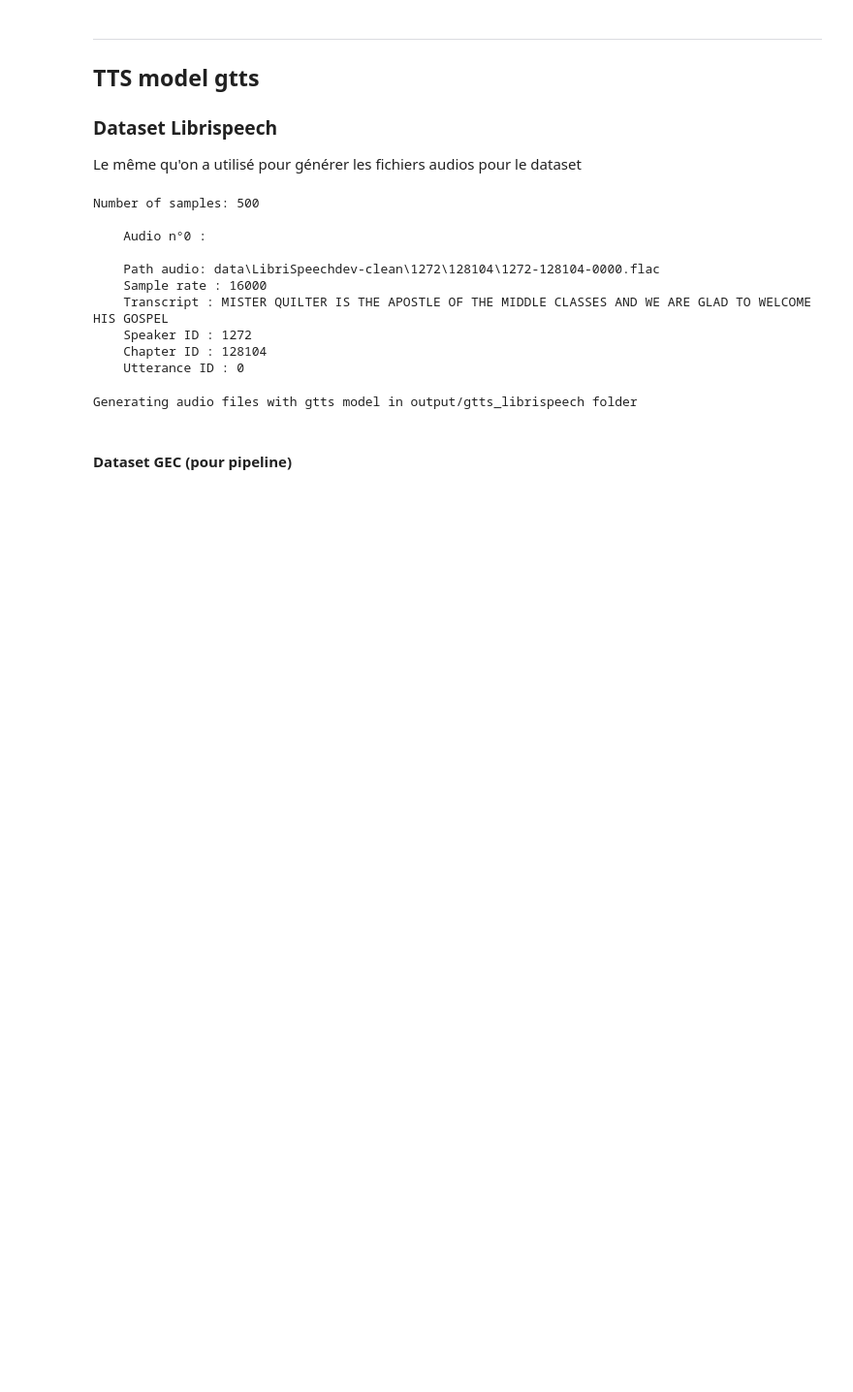
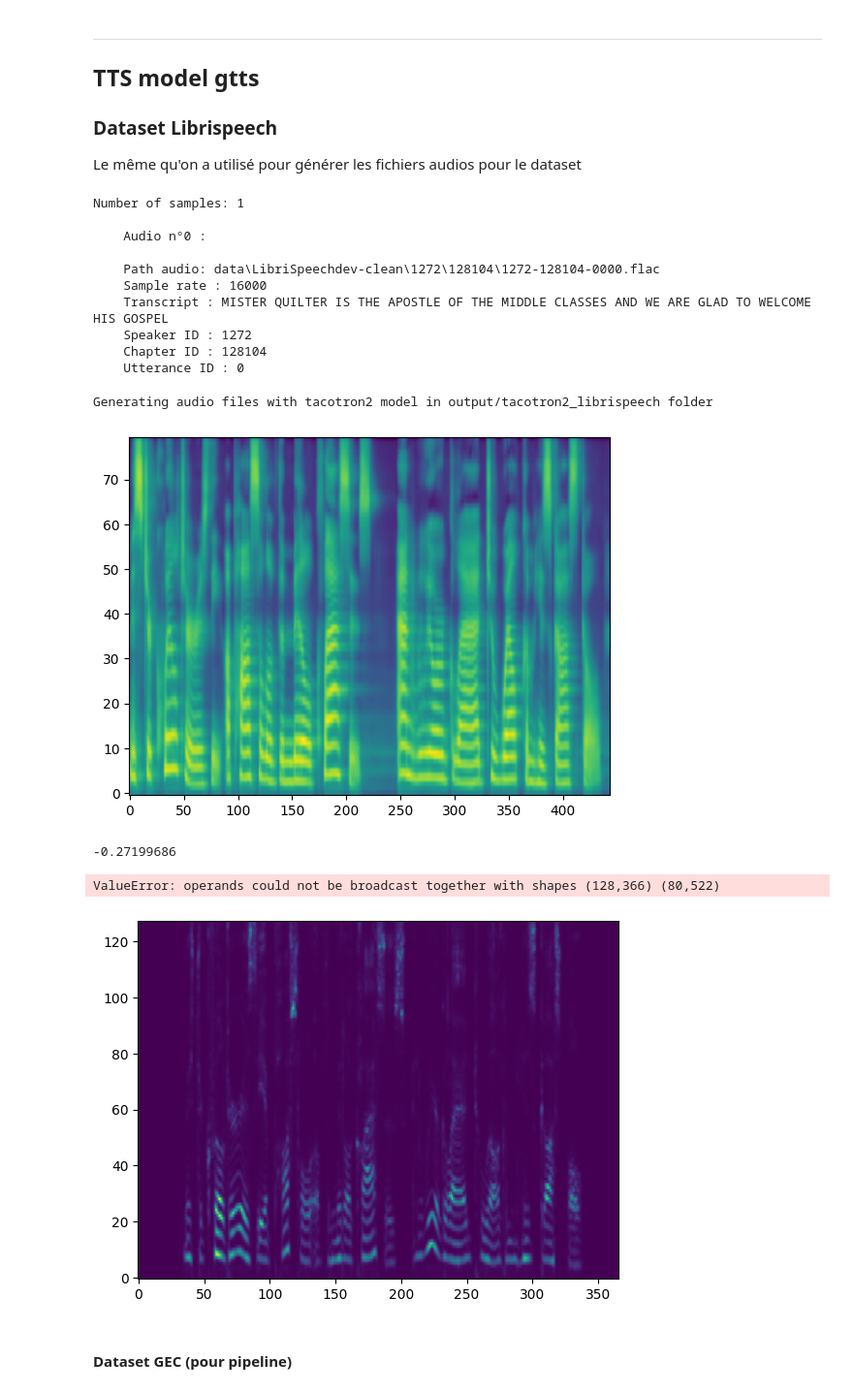
Before and after one commit to Elise23/MLSP_Project, a Jupyter notebook: TTS.ipynb, the cells around one changed output. Shown at 97% size. Saved outputs shown, nothing was run; the diff lists cells and outputs as text; code cells hidden in the pictures; blank space fills up the shorter version.

```diff
--- a/TTS.ipynb
+++ b/TTS.ipynb
@@ -167,19 +244,23 @@ ___
 ### Dataset Librispeech
 Le même qu'on a utilisé pour générer les fichiers audios pour le dataset
 # %%
-TTS(model='gtts', output_folder='output', dataset='librispeech')
+TTS(model='tacotron2', output_folder='output', dataset='librispeech')
 # %% [output]
-Number of samples: 500
+Number of samples: 1
 
     Audio n°0 :
 
     Path audio: data\LibriSpeechdev-clean\1272\128104\1272-128104-0000.flac
     Sample rate : 16000
     Transcript : MISTER QUILTER IS THE APOSTLE OF THE MIDDLE CLASSES AND WE ARE GLAD TO WELCOME HIS GOSPEL
     Speaker ID : 1272
     Chapter ID : 128104
     Utterance ID : 0
-Generating audio files with gtts model in output/gtts_librispeech folder
+Generating audio files with tacotron2 model in output/tacotron2_librispeech folder
+[figure, added]
+-0.27199686
+ValueError: operands could not be broadcast together with shapes (128,366) (80,522)
+[figure, added]
 # %% [markdown]
 #### Dataset GEC (pour pipeline)
 # %%
```
Also changed, not shown: parts of 4 cells of this notebook.
